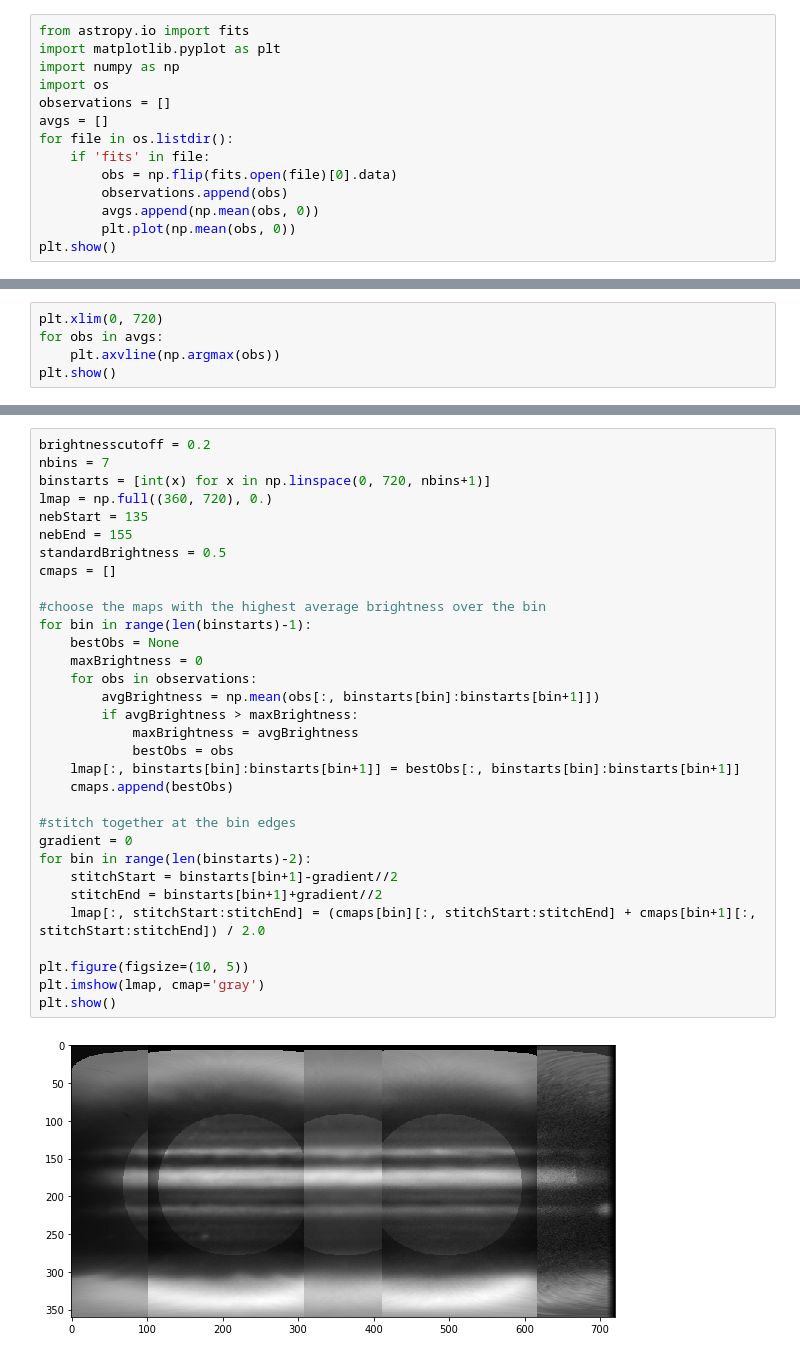
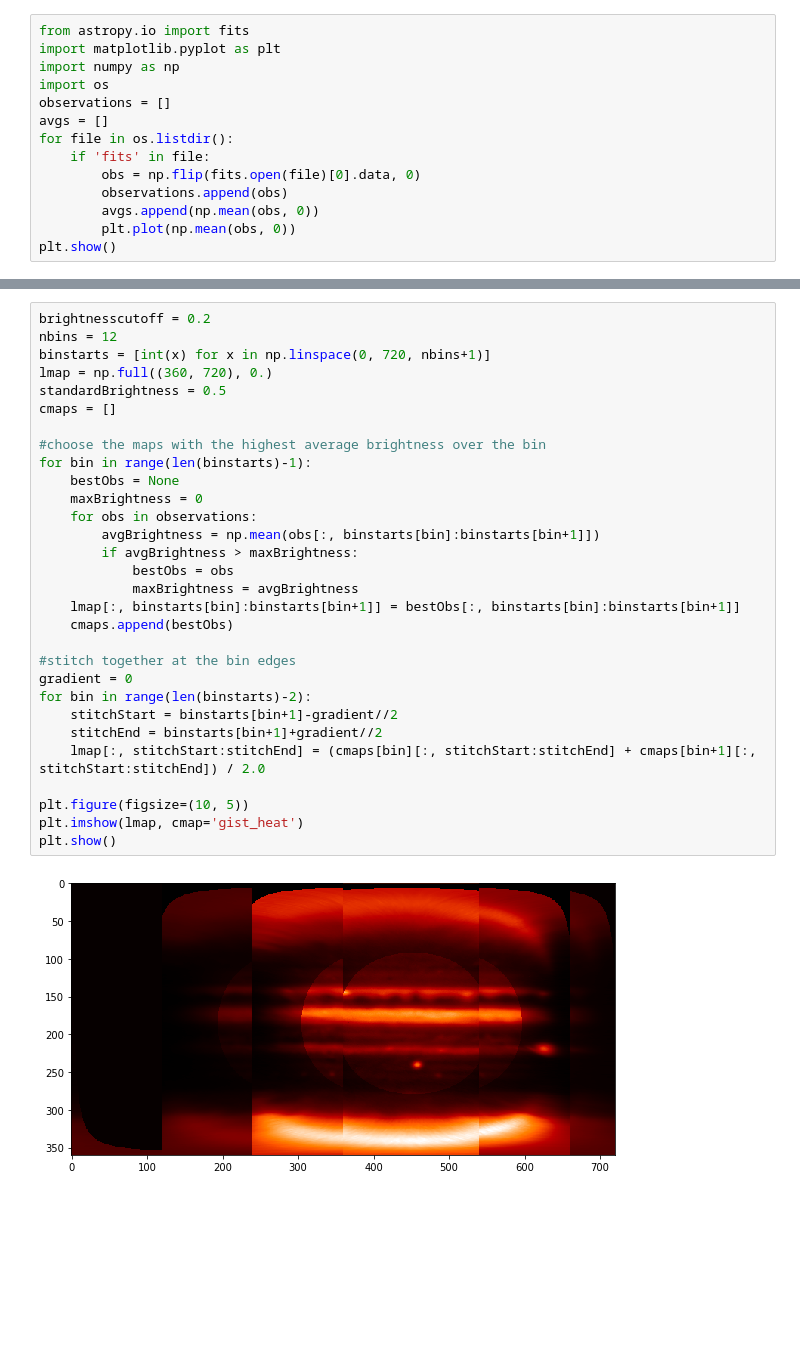
Before and after one commit to joheenc/NEB_infrared_waves, a Jupyter notebook: misc/Automate cmap stitching.ipynb, the cells around one changed output, grey strips where cells are left out. Cells and saved outputs as stored; diff of their text form; blank space fills up the shorter version.

```diff
--- a/misc/Automate cmap stitching.ipynb
+++ b/misc/Automate cmap stitching.ipynb
@@ -7,7 +7,7 @@ observations = []
 avgs = []
 for file in os.listdir():
     if 'fits' in file:
-        obs = np.flip(fits.open(file)[0].data)
+        obs = np.flip(fits.open(file)[0].data, 0)
         observations.append(obs)
         avgs.append(np.mean(obs, 0))
         plt.plot(np.mean(obs, 0))
@@ -22,5 +16,0 @@ plt.show()
-# %%
-plt.xlim(0, 720)
-for obs in avgs:
-    plt.axvline(np.argmax(obs))
-plt.show()
@@ -29,34 +17,32 @@ plt.show()
 # %%
 brightnesscutoff = 0.2
-nbins = 7
+nbins = 12
 binstarts = [int(x) for x in np.linspace(0, 720, nbins+1)]
 lmap = np.full((360, 720), 0.)
-nebStart = 135
-nebEnd = 155
 standardBrightness = 0.5
 cmaps = []
 
 #choose the maps with the highest average brightness over the bin
 for bin in range(len(binstarts)-1):
     bestObs = None
     maxBrightness = 0
     for obs in observations:
         avgBrightness = np.mean(obs[:, binstarts[bin]:binstarts[bin+1]])
         if avgBrightness > maxBrightness:
+            bestObs = obs
             maxBrightness = avgBrightness
-            bestObs = obs
     lmap[:, binstarts[bin]:binstarts[bin+1]] = bestObs[:, binstarts[bin]:binstarts[bin+1]]
     cmaps.append(bestObs)
 
 #stitch together at the bin edges
 gradient = 0
 for bin in range(len(binstarts)-2):
     stitchStart = binstarts[bin+1]-gradient//2
     stitchEnd = binstarts[bin+1]+gradient//2
     lmap[:, stitchStart:stitchEnd] = (cmaps[bin][:, stitchStart:stitchEnd] + cmaps[bin+1][:, stitchStart:stitchEnd]) / 2.0
 
 plt.figure(figsize=(10, 5))
-plt.imshow(lmap, cmap='gray')
+plt.imshow(lmap, cmap='gist_heat')
 plt.show()
 # %% [output]
-[figure, old version]
+[figure, new version]
```
Also changed, not shown: parts of 8 cells of this notebook.
